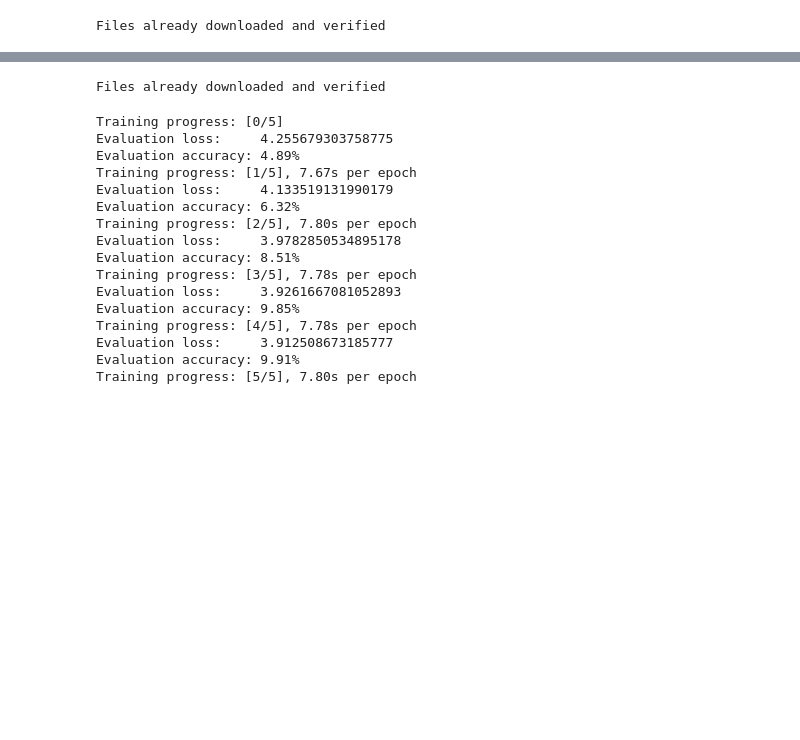
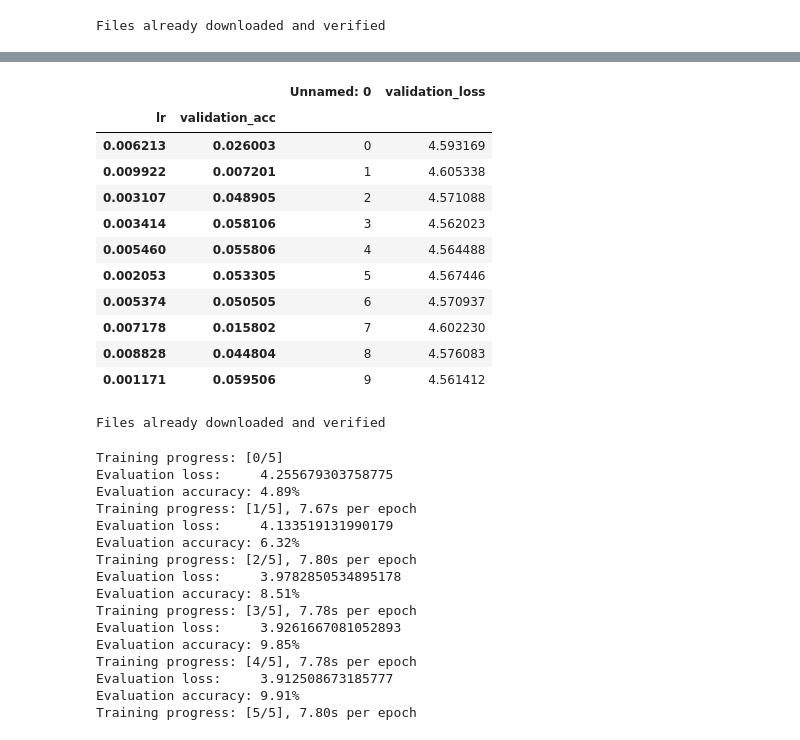
Before and after one commit to maxi-fr/distributed-learning, a Jupyter notebook: test_notebook.ipynb, the cells around one changed output, grey strips where cells are left out. Drawn from its saved outputs; the diff is of its cells as text; code cells hidden in the pictures; blank space fills up the shorter version.

```diff
--- a/test_notebook.ipynb
+++ b/test_notebook.ipynb
@@ -45,3 +58,18 @@ Files already downloaded and verified
+# %%
+a
+# %% [output]
+|  |  | Unnamed: 0 | validation_loss |
+| lr | validation_acc |  |  |
+| 0.006213 | 0.026003 | 0 | 4.593169 |
+| 0.009922 | 0.007201 | 1 | 4.605338 |
+| 0.003107 | 0.048905 | 2 | 4.571088 |
+| 0.003414 | 0.058106 | 3 | 4.562023 |
+| 0.005460 | 0.055806 | 4 | 4.564488 |
+| 0.002053 | 0.053305 | 5 | 4.567446 |
+| 0.005374 | 0.050505 | 6 | 4.570937 |
+| 0.007178 | 0.015802 | 7 | 4.602230 |
+| 0.008828 | 0.044804 | 8 | 4.576083 |
+| 0.001171 | 0.059506 | 9 | 4.561412 |
 # %%
 from model import Trainer
 
```
Also changed, not shown: parts of 3 cells of this notebook, 1 other file.
